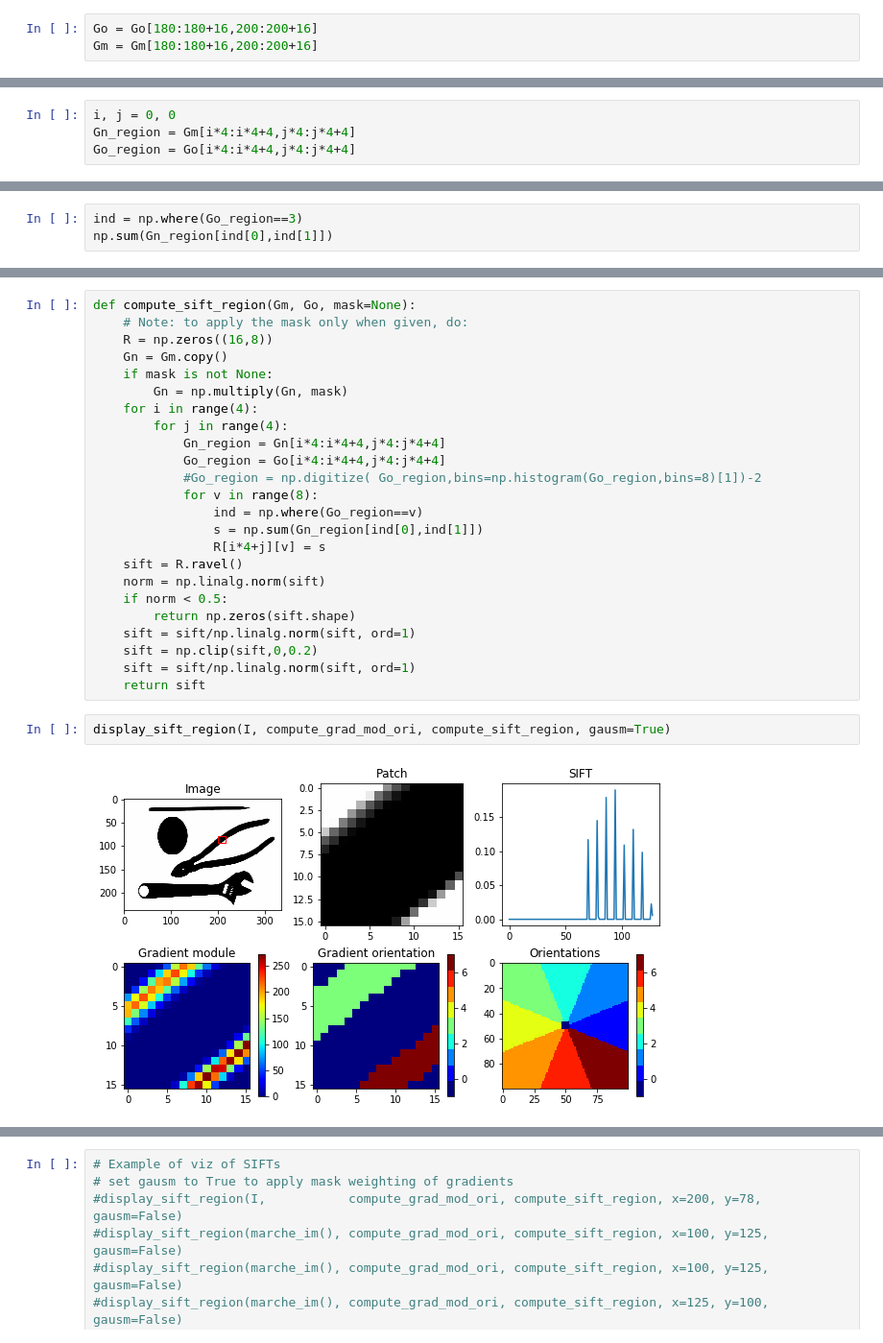
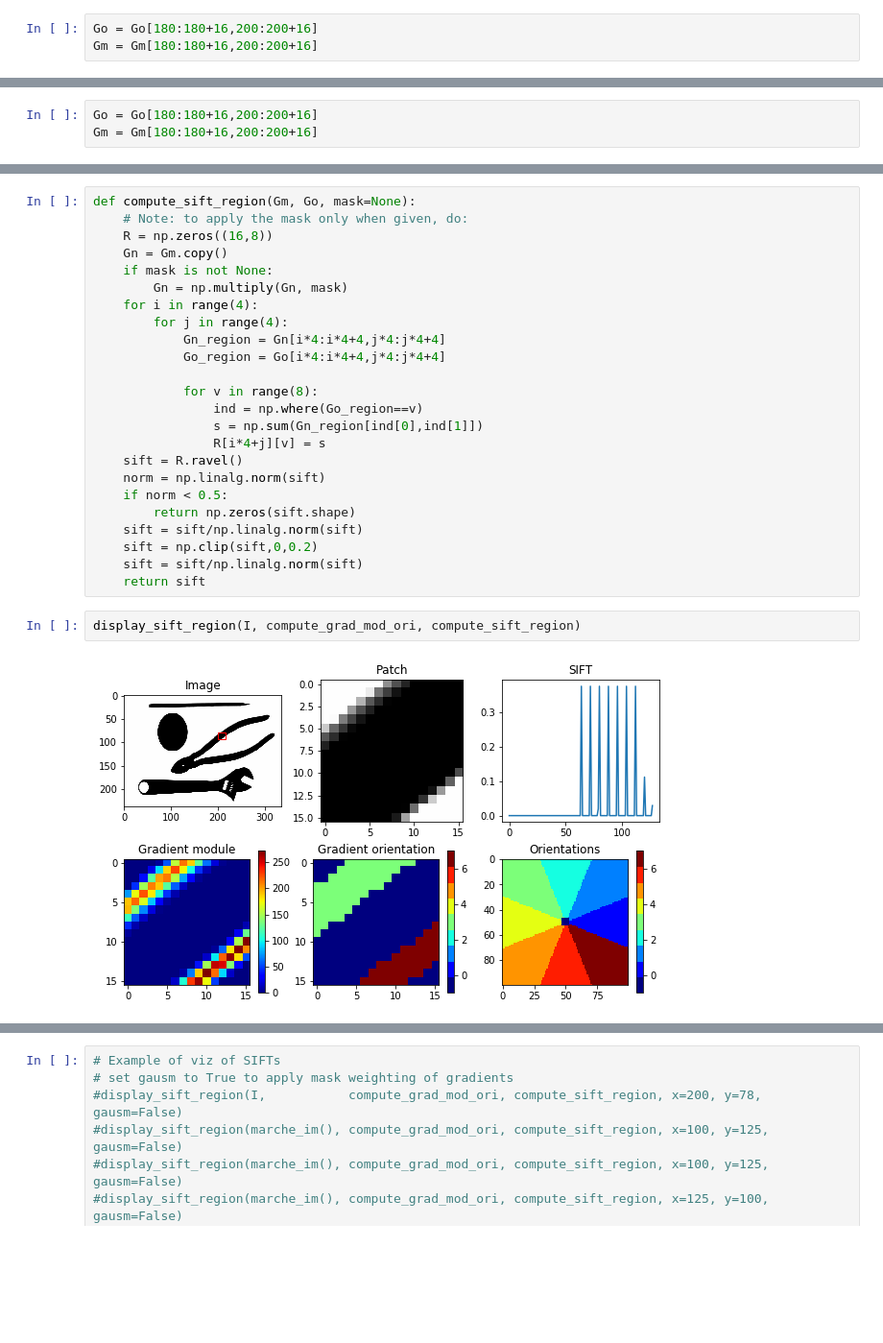
Before and after one commit to IssamBenamara/SIFT_BOW, a Jupyter notebook: TP1-2.ipynb, the cells around one changed output, grey strips where cells are left out. Shown at 96% size. Drawn from its saved outputs; the diff is of its cells as text; blank space fills up the shorter version.

```diff
--- a/TP1-2.ipynb
+++ b/TP1-2.ipynb
@@ -100,5 +68 @@ array([[-1,  3,  3,  2,  2,  3,  2,  3,  3,  3,  3, -1, -1, -1, -1, -1],
-# %%
-i, j = 0, 0
-Gn_region = Gm[i*4:i*4+4,j*4:j*4+4]
-Go_region = Go[i*4:i*4+4,j*4:j*4+4]
 # %%
@@ -124,3 +74,0 @@ array([[  0.        ,  25.10229073,  95.63080048, 176.63415581],
-# %%
-ind = np.where(Go_region==3)
-np.sum(Gn_region[ind[0],ind[1]])
@@ -128,0 +75,3 @@ np.sum(Gn_region[ind[0],ind[1]])
+# %%
+Go = Go[180:180+16,200:200+16]
+Gm = Gm[180:180+16,200:200+16]
@@ -137,7 +105,7 @@ def compute_sift_region(Gm, Go, mask=None):
         for j in range(4):
             Gn_region = Gn[i*4:i*4+4,j*4:j*4+4]
             Go_region = Go[i*4:i*4+4,j*4:j*4+4]
-            #Go_region = np.digitize( Go_region,bins=np.histogram(Go_region,bins=8)[1])-2
+
             for v in range(8):
                 ind = np.where(Go_region==v)
                 s = np.sum(Gn_region[ind[0],ind[1]])
@@ -146,14 +114,14 @@ def compute_sift_region(Gm, Go, mask=None):
     norm = np.linalg.norm(sift)
     if norm < 0.5:
         return np.zeros(sift.shape)
-    sift = sift/np.linalg.norm(sift, ord=1)
+    sift = sift/np.linalg.norm(sift)
     sift = np.clip(sift,0,0.2)
-    sift = sift/np.linalg.norm(sift, ord=1)
+    sift = sift/np.linalg.norm(sift)
     return sift
 # %%
-display_sift_region(I, compute_grad_mod_ori, compute_sift_region, gausm=True)
+display_sift_region(I, compute_grad_mod_ori, compute_sift_region)
 # %% [output]
-[figure, old version]
+[figure, new version]
 array([0.        , 0.        , 0.        , 0.        , 0.        ,
        0.        , 0.        , 0.        , 0.        , 0.        ,
        0.        , 0.        , 0.        , 0.        , 0.        ,
```
Also changed, not shown: parts of 12 cells of this notebook.
